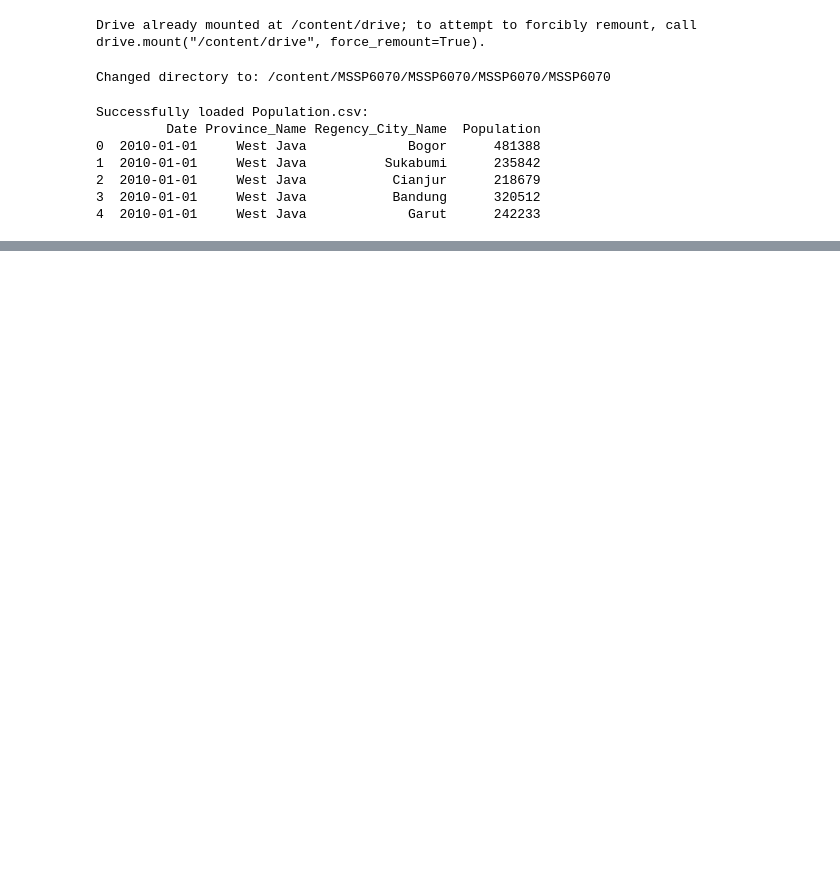
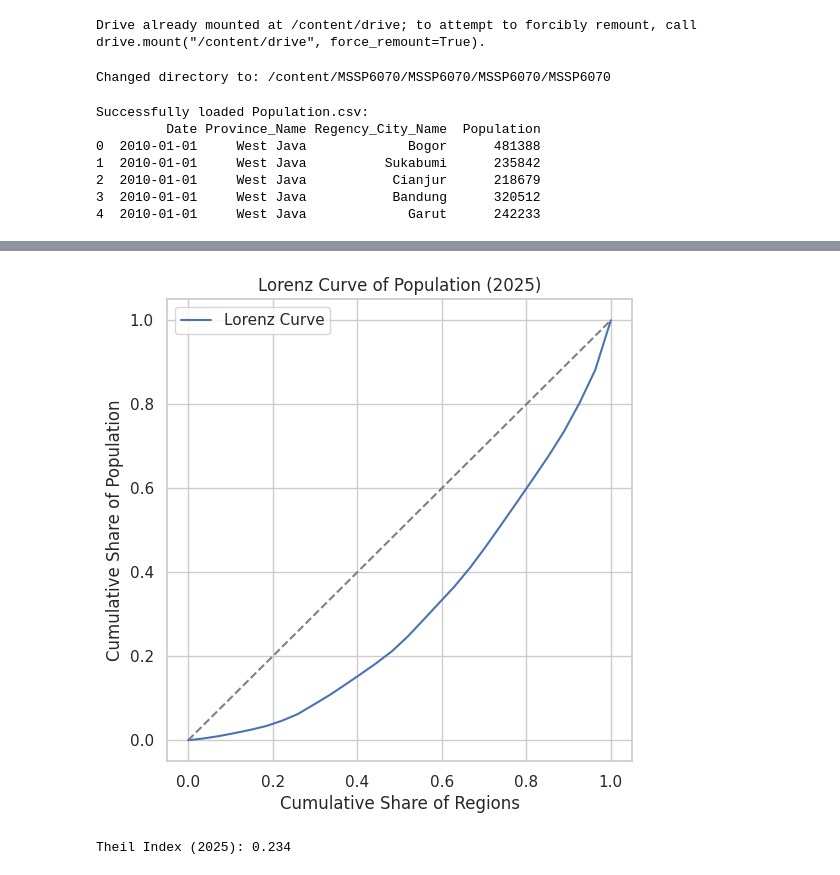
Before and after one commit to Yiiize/MSSP6070, a Jupyter notebook: Assignments/Final_Project_Submission.ipynb, the cells around one changed output, grey strips where cells are left out. Cells and saved outputs as stored; diff of their text form; code cells hidden in the pictures; blank space fills up the shorter version.

```diff
--- a/Assignments/Final_Project_Submission.ipynb
+++ b/Assignments/Final_Project_Submission.ipynb
@@ -48,0 +222,33 @@ Successfully loaded Population.csv:
+# %%
+# Lorenz Curve Visualization
+def lorenz_curve(arr):
+    arr = np.sort(arr)
+    cum = np.cumsum(arr)
+    lorenz = np.insert(cum / cum[-1], 0, 0)
+    return lorenz
+
+df_2025 = population_df[population_df["Date"].dt.year == 2025]
+lorenz = lorenz_curve(df_2025["Population"])
+
+plt.figure(figsize=(6,6))
+plt.plot(np.linspace(0,1,len(lorenz)), lorenz, label="Lorenz Curve")
+plt.plot([0,1], [0,1], linestyle="--", color="gray")
+plt.title("Lorenz Curve of Population (2025)")
+plt.xlabel("Cumulative Share of Regions")
+plt.ylabel("Cumulative Share of Population")
+plt.grid(True)
+plt.legend()
+plt.show()
+# %% [output]
+[figure, added]
+# %%
+# Theil Index
+def theil_index(arr):
+    arr = np.array(arr)
+    mean = arr.mean()
+    return np.sum((arr / mean) * np.log(arr / mean)) / len(arr)
+
+theil_2025 = theil_index(df_2025["Population"])
+print("Theil Index (2025):", round(theil_2025, 3))
+# %% [output]
+Theil Index (2025): 0.234
```
Also changed, not shown: parts of 10 cells of this notebook.
